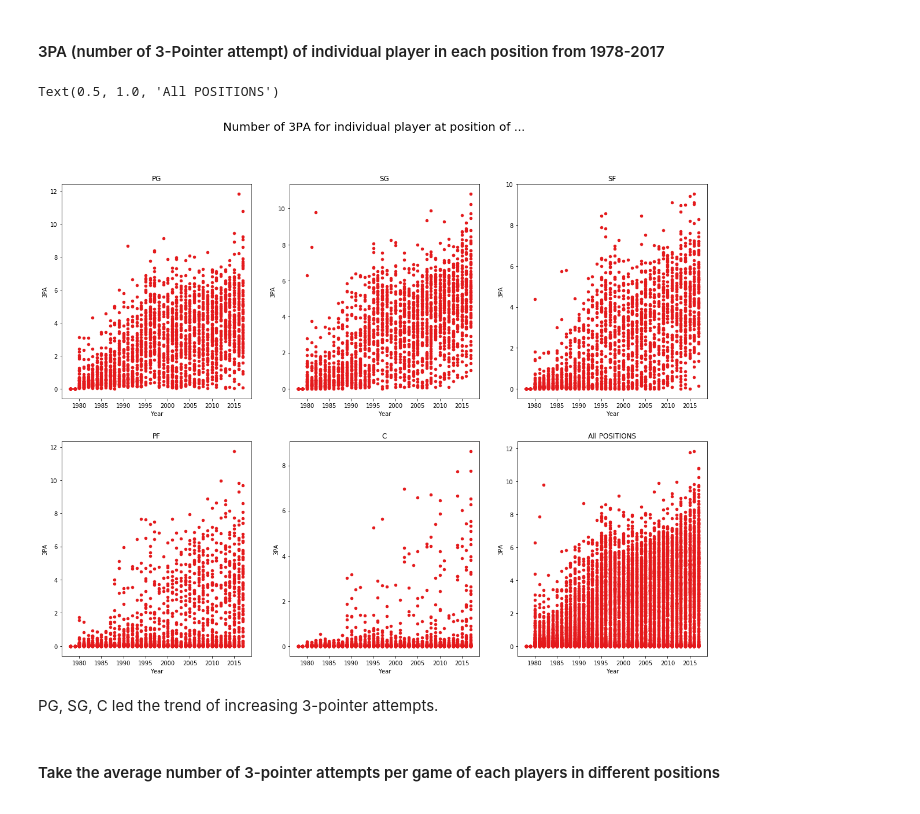
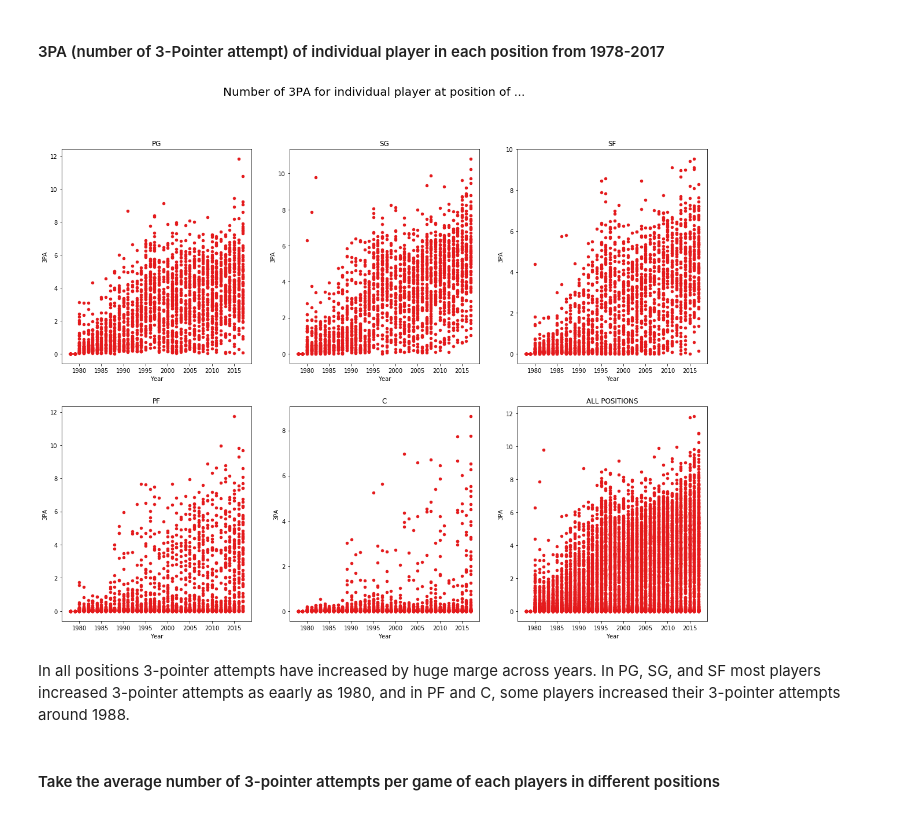
Before and after one commit to yidingweng/SpringBoard, a Jupyter notebook: Capstone 1/Capstone 1_DataStorytelling.ipynb, the cells around one changed output. Drawn from its saved outputs; the diff is of its cells as text; code cells hidden in the pictures.

```diff
--- a/Capstone 1/Capstone 1_DataStorytelling.ipynb
+++ b/Capstone 1/Capstone 1_DataStorytelling.ipynb
@@ -130,25 +135,11 @@ The box plot also suggests that number of points attained by each position becom
 ## 3PA (number of 3-Pointer attempt)
 # %% [markdown]
 #### 3PA (number of 3-Pointer attempt) of individual player in each position from 1978-2017
-# %%
-fig, axarr = plt.subplots(2, 3, figsize=(20, 15))
-fig.suptitle('Number of 3PA for individual player at position of ...',fontsize=20)
-pg.plot(kind='scatter',x='Year',y="3PA",ax=axarr[0][0])
-axarr[0, 0].set_title('PG')
-sg.plot(kind='scatter',x='Year',y="3PA",ax=axarr[0][1])
-axarr[0, 1].set_title('SG')
-sf.plot(kind='scatter',x='Year',y="3PA",ax=axarr[0][2])
-axarr[0, 2].set_title('SF')
-pf.plot(kind='scatter',x='Year',y="3PA",ax=axarr[1][0])
-axarr[1, 0].set_title('PF')
-c.plot(kind='scatter',x='Year',y="3PA",ax=axarr[1][1])
-axarr[1, 1].set_title('C')
-data.plot(kind='scatter',x='Year',y="3PA",ax=axarr[1][2])
-axarr[1, 2].set_title('All POSITIONS')
-# %% [output]
-Text(0.5, 1.0, 'All POSITIONS')
-[figure, removed]
-# %% [markdown]
-PG, SG, C led the trend of increasing 3-pointer attempts.
+# %%
+scatterPlot2x3('Number of 3PA for individual player at position of ...','3PA')
+# %% [output]
+[figure, added]
+# %% [markdown]
+In all positions 3-pointer attempts have increased by huge marge across years. In PG, SG, and SF most players increased 3-pointer attempts as eaarly as 1980, and in PF and C, some players increased their 3-pointer attempts around 1988.
 # %% [markdown]
 ####  Take the average number of 3-pointer attempts per game of each players in different positions
```
Also changed, not shown: parts of 79 cells of this notebook.
